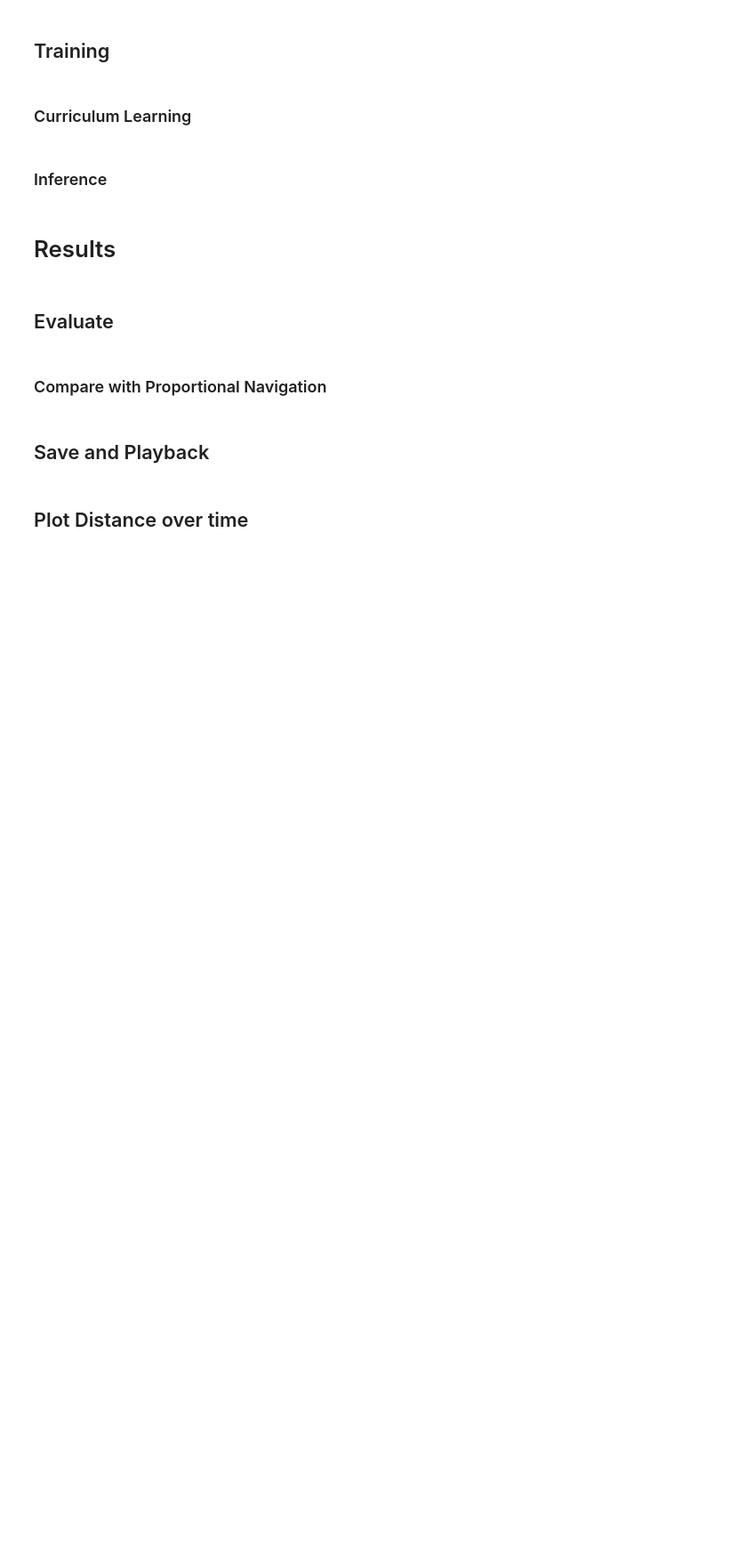
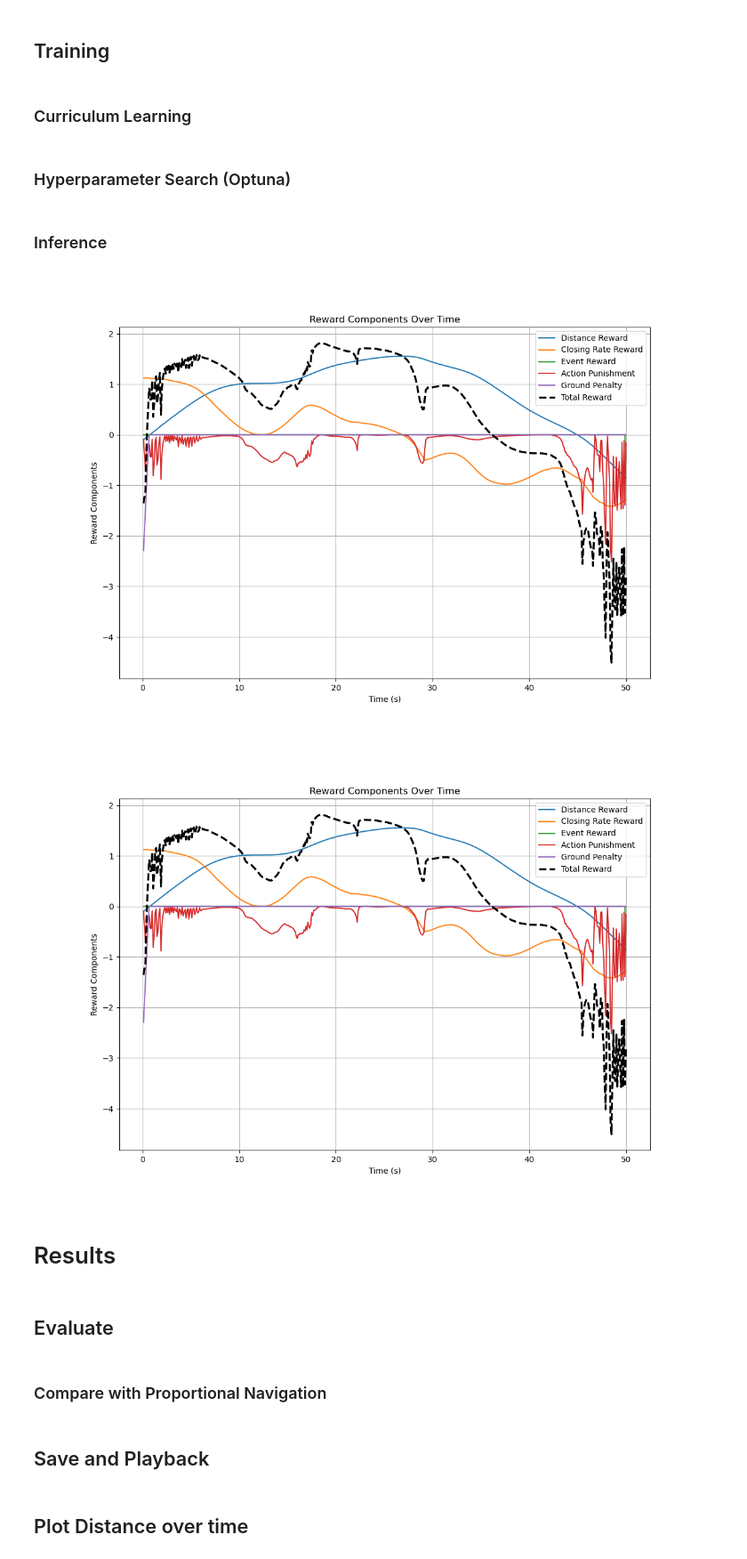
Before and after one commit to DanielMehlber/hauptseminar-code, a Jupyter notebook: notebook.ipynb, the cells around one changed output. Shown at 89% size. Cells and saved outputs as stored; diff of their text form; code cells hidden in the pictures; blank space fills up the shorter version.

Commit message:
altered reward structure

```diff
--- a/notebook.ipynb
+++ b/notebook.ipynb
@@ -137,9 +139,18 @@ def get_best_distance(episode):
 from util.convergence_callback import ConvergenceCallback
 from util.save_on_episode_end import SaveOnEpisodeEnd
 from stable_baselines3.common.callbacks import CallbackList
-# Train until desired results
-def eval_model(model):
+
+def get_best_distance(episode):
+    # get the best distance between the interceptor and the target
+    return min([state.distance for time, state in episode.get_interceptor(env.current_agent_name).states.all.items()])
+
+def eval_model(model, save_gif=False):
     eval_distances = []
+    max_sim_time = 0.0
+
+    if save_gif:
+        viz.reset()
+
     for _ in range(10):
         done = False
         while not done:
@@ -150,8 +161,15 @@ def eval_model(model):
         best_distance = get_best_distance(env.current_episode)
         eval_distances.append(best_distance)
 
+        if save_gif:
+            viz.add_episode_data(env.current_episode)
+            max_sim_time = max(max_sim_time, env.sim_time)
+
     mean_distance = np.mean(eval_distances)
     print(f"Mean distance: {mean_distance:.2f} m")
+
+    if save_gif:
+        viz.save_playback(f"./.playbacks/last-eval.gif", max_sim_time, 10.0, 4)
 
     return mean_distance
 
@@ -189,6 +207,22 @@ def train_until_convergence(model, model_name="rl", reward_variance_threshold=20
         model.learn(total_timesteps=max_timesteps, callback=callbacks, progress_bar=pbar, reset_num_timesteps=False)
 
     model.save(f"./.snapshots/converged-{model_name}")
+# %%
+env.uncertainty = 0.2
+total_iterations = 50_000
+step_size = 5_000
+
+first_run = True
+for i in range(total_iterations // step_size):
+    print(f"Training iteration {i + 1}/{total_iterations // step_size}")
+
+    # Train the model for a step size
+    model.learn(total_timesteps=step_size, reset_num_timesteps=first_run, progress_bar=True)
+    first_run = False
+
+    # Evaluate the model and output a gif
+    mean_distance = eval_model(model, True)
+    print(f"Mean distance after {i + 1} iterations: {mean_distance:.2f} m")
 # %% [markdown]
 ### Curriculum Learning
 # %%
@@ -207,6 +241,8 @@ model.save("./.snapshots/best-sac")
 env.uncertainty = 0.4
 train_until_miss_distance(model, "sac-uncertainty-4", 100.0)
 model.save("./.snapshots/best-sac")
+# %% [markdown]
+### Hyperparameter Search (Optuna)
 # %%
 import optuna
 from stable_baselines3 import SAC
@@ -326,20 +356,24 @@ def save_reward_plot(infos, filename):
 # %%
 from stable_baselines3.sac import SAC
 
 env.uncertainty = 0.2
-model = SAC.load("./best-sac.zip", env=env, device="cuda")
+# model = SAC.load("./best-sac.zip", env=env, device="cuda")
 
 obs, _ = env.reset()
 done = False
 infos = {}
 while not done:
+    # action = proportional_nav_pilot.step(obs, settings.time_step, interceptor, target)
     action, _states = model.predict(obs, deterministic=True)
     obs, rewards, done, _, info = env.step(action)
     infos[env.sim_time] = info
 
-# render_reward_plot(infos)
-viz.set_episode_data(env.current_episode)
-viz.render(env.sim_time)
+render_reward_plot(infos)
+# viz.set_episode_data(env.current_episode)
+# viz.render(env.sim_time)
+# %% [output]
+[figure, added]
+[figure, added]
 # %% [markdown]
 # Results
 # %% [markdown]
```
Also changed, not shown: parts of 8 cells of this notebook, 2 other files.
